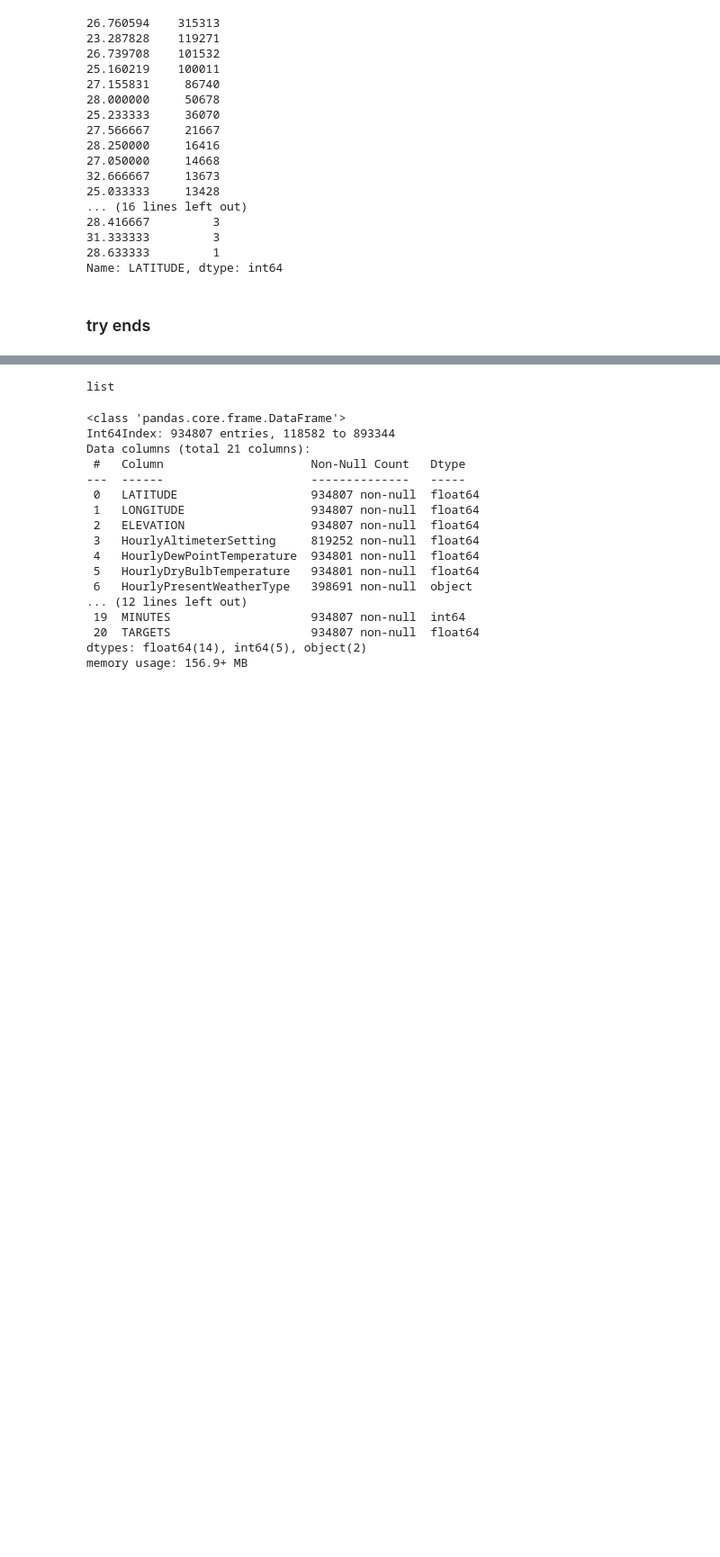
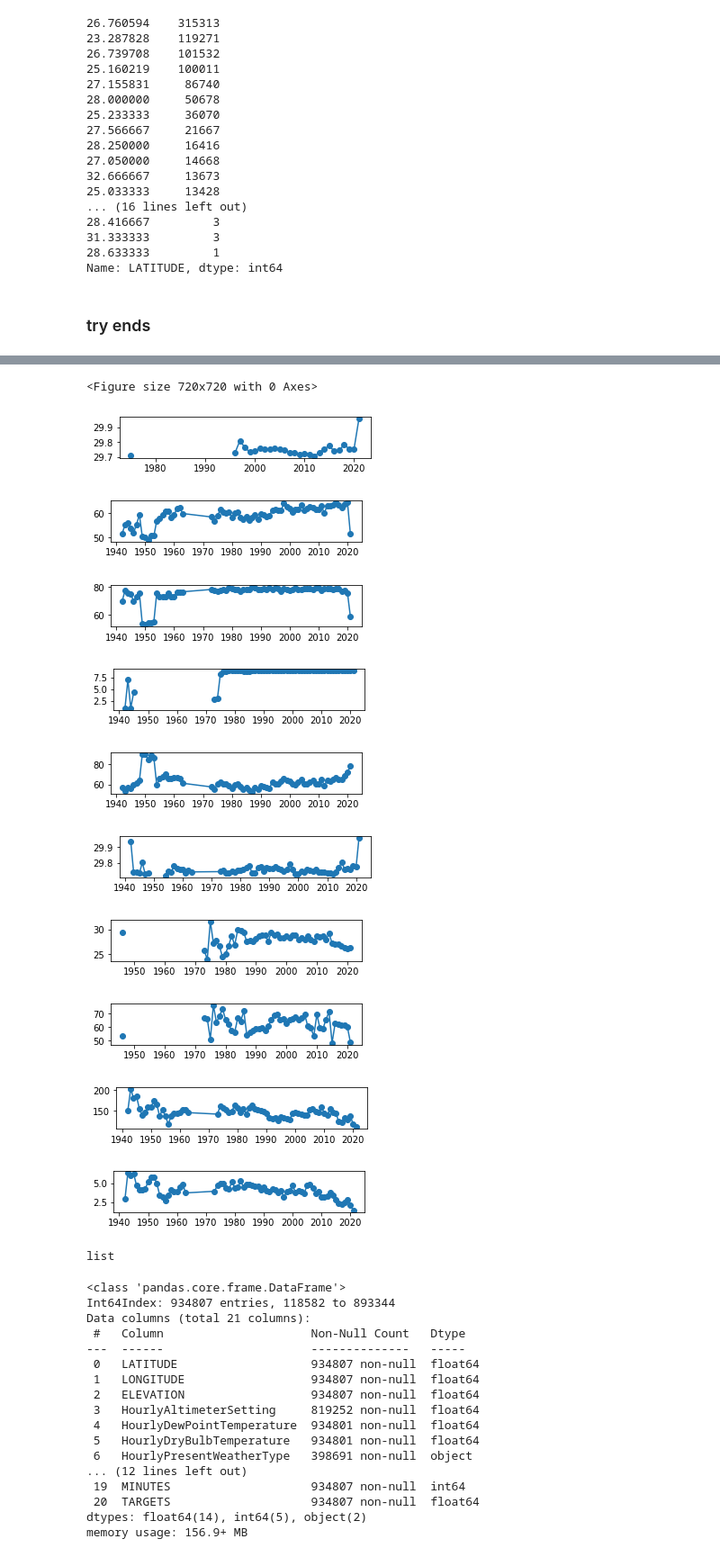
Before and after one commit to hritikb/Spatiotemporal_Extreme_Event_Prediction_using_ML, a Jupyter notebook: notebooks/Imputation.ipynb, the cells around one changed output, grey strips where cells are left out. Shown at 90% size. Saved outputs shown, nothing was run; the diff lists cells and outputs as text; code cells hidden in the pictures; blank space fills up the shorter version.

```diff
--- a/notebooks/Imputation.ipynb
+++ b/notebooks/Imputation.ipynb
@@ -181,3 +195,26 @@ cols = ['HourlyAltimeterSetting', 'HourlyDewPointTemperature', 'HourlyDryBulbTem
+# %%
+# fig, axs = plt.subplots(10)
+i = 1
+plt.figure(figsize = (10, 10))
+for col in cols:
+    trend = df[['YEAR', col]].groupby('YEAR').mean()
+#     axs[i].plot(trend.index, trend[col], '-o')
+    plt.figure(figsize = (5, 10))
+    plt.subplot(10, 1, i)
+    plt.plot(trend.index, trend[col], '-o')
+    i += 1
+# %% [output]
+<Figure size 720x720 with 0 Axes>
+[figure, added]
+[figure, added]
+[figure, added]
+[figure, added]
+[figure, added]
+[figure, added]
+[figure, added]
+[figure, added]
+[figure, added]
+[figure, added]
 # %%
 type(cols)
 # %% [output]
```
Also changed, not shown: parts of 2 cells of this notebook.
